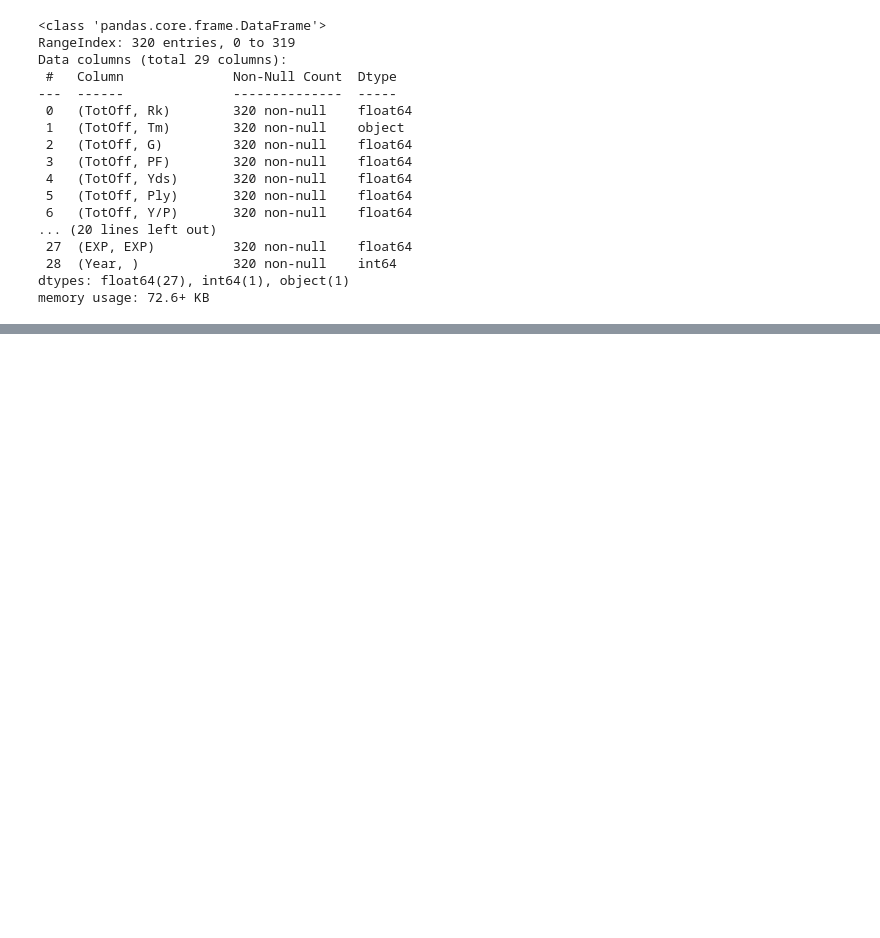
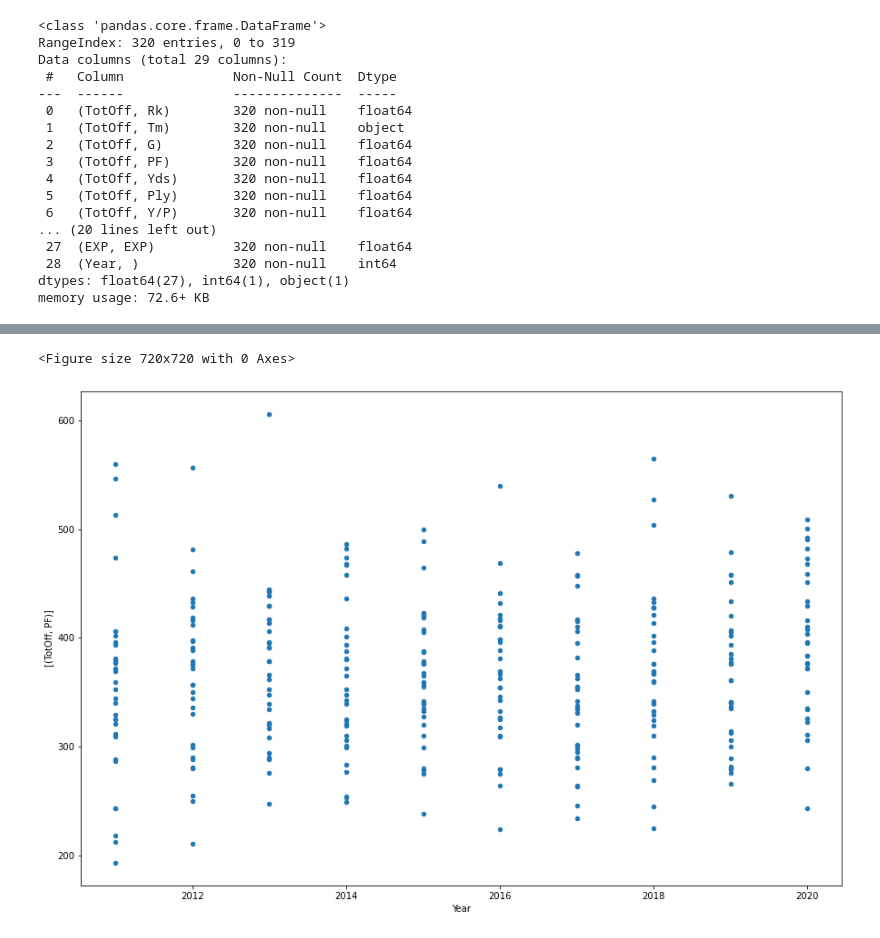
Before and after one commit to scottstack19/SB55-projection, a Jupyter notebook: code_initial.ipynb, the cells around one changed output, grey strips where cells are left out. Drawn from its saved outputs; the diff is of its cells as text; code cells hidden in the pictures; blank space fills up the shorter version.

```diff
--- a/code_initial.ipynb
+++ b/code_initial.ipynb
@@ -93,0 +115,8 @@ memory usage: 72.6+ KB
+# %%
+plt.figure(figsize=(10, 10))
+#pointsfor = MasterOFF.TotOff.PF
+MasterOFF.plot.scatter("Year", [('TotOff','PF')] , figsize=(15, 10))
+plt.show()
+# %% [output]
+<Figure size 720x720 with 0 Axes>
+[figure, added]
```
Also changed, not shown: parts of 2 cells of this notebook.
